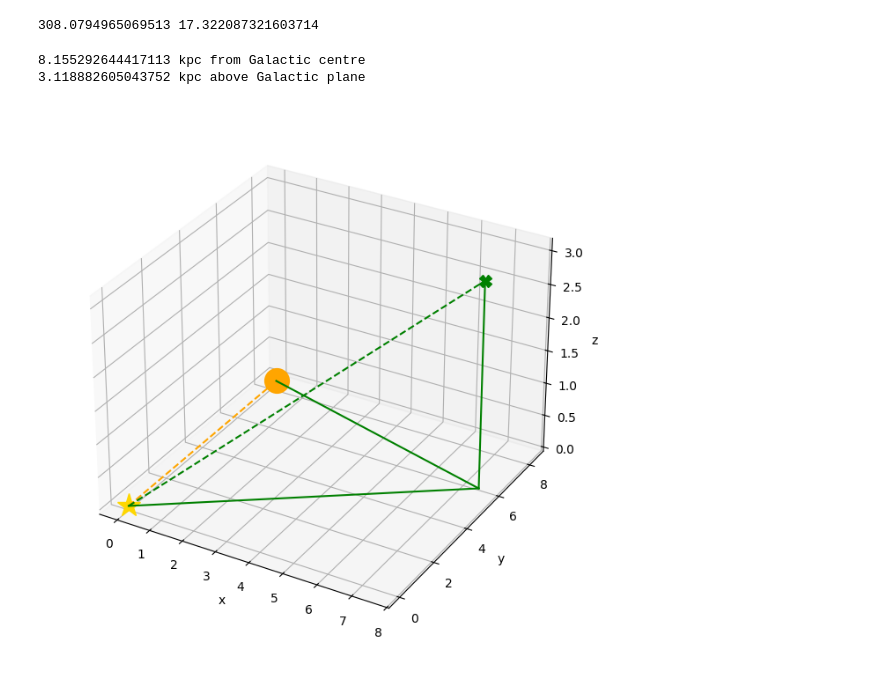
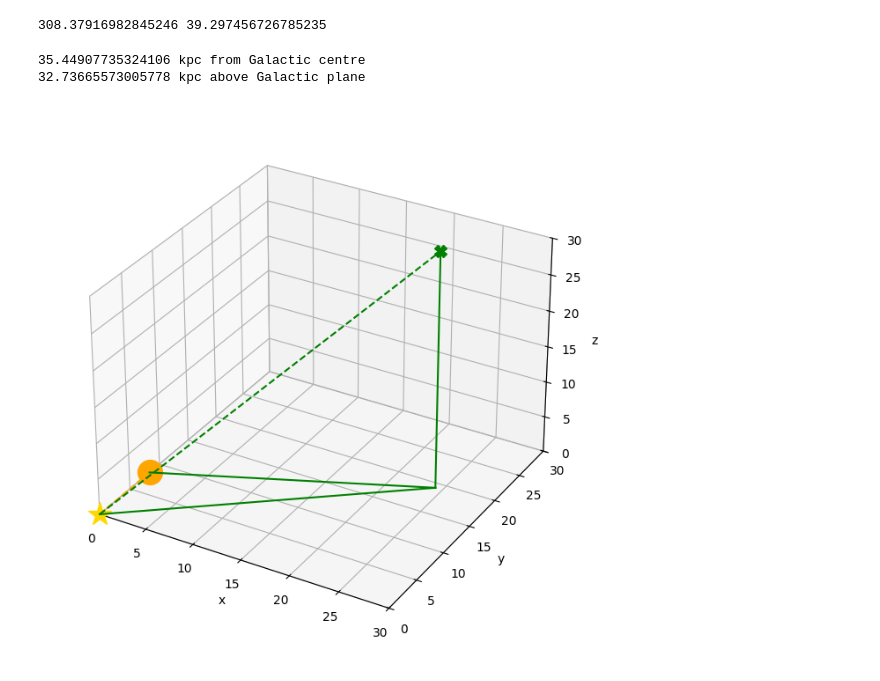
Before and after one commit to natasha-vb/transient-toolbox, a Jupyter notebook: galactic_location.ipynb, the cells around one changed output. Drawn from its saved outputs; the diff is of its cells as text; code cells hidden in the pictures.

```diff
--- a/galactic_location.ipynb
+++ b/galactic_location.ipynb
@@ -8,23 +8,23 @@ import numpy as np
 from utils import galactic_distances
 # %%
 # convert ICRS to Galactic coordinates
-ra = 199.85
-dec = -45.27
+ra = 197.45
+dec = -23.38
 
 c_icrs = SkyCoord(ra=ra*u.degree, dec=dec*u.degree, frame='icrs')
 glong = c_icrs.galactic.l.value
 glat = c_icrs.galactic.b.value
 print(glong, glat)
 # %% [output]
-308.0794965069513 17.322087321603714
+308.37916982845246 39.297456726785235
 # %%
-distance = 10 #Mpc
+distance = 40 #Mpc
 z, h = galactic_distances.galactic_distances(glat, glong, distance)
 print(z, 'kpc from Galactic centre')
 print(h, 'kpc above Galactic plane')
 # %% [output]
-8.155292644417113 kpc from Galactic centre
-3.118882605043752 kpc above Galactic plane
+35.44907735324106 kpc from Galactic centre
+32.73665573005778 kpc above Galactic plane
 # %%
 # calculating transient location
 
@@ -43,30 +43,30 @@ dist_y = dist_z * np.sin(xy_theta_comp_rad)
 # %%
 fig = plt.figure(figsize=(8,8))
 ax = fig.add_subplot(111, projection='3d')
 
 # Sun
 plt.plot(0,0,0, marker='*', markersize=20, c='gold')
 
 # Galactic Centre
 plt.plot(0,8.3,0, marker='o', markersize=20, c='orange')
 plt.plot([0,0], [0,8.3], [0,0,], ls='--', c='orange')
 
 # Transient
 plt.plot(dist_x, dist_y, h, marker='X', markersize=10, c='green')
 plt.plot([0,dist_x], [0,dist_y], [0,h],ls='--', c='g')
 
 plt.plot([0,dist_x], [0,dist_y], [0,0], ls='-', c='g')
 plt.plot([0,dist_x], [8.3,dist_y], [0,0], ls='-', c='g')
 plt.plot([dist_x,dist_x], [dist_y,dist_y], [0,h], ls='-', c='g')
 
-# ax.set_xlim([-5,12])
-# ax.set_ylim([-3,10])
-# ax.set_zlim([0,3])
+ax.set_xlim([0,30])
+ax.set_ylim([0,30])
+ax.set_zlim([0,30])
 
 ax.set_xlabel('x')
 ax.set_ylabel('y')
 ax.set_zlabel('z')
 
 ax.set_box_aspect(None, zoom=0.95)
 # %% [output]
-[figure, old version]
+[figure, new version]
```
